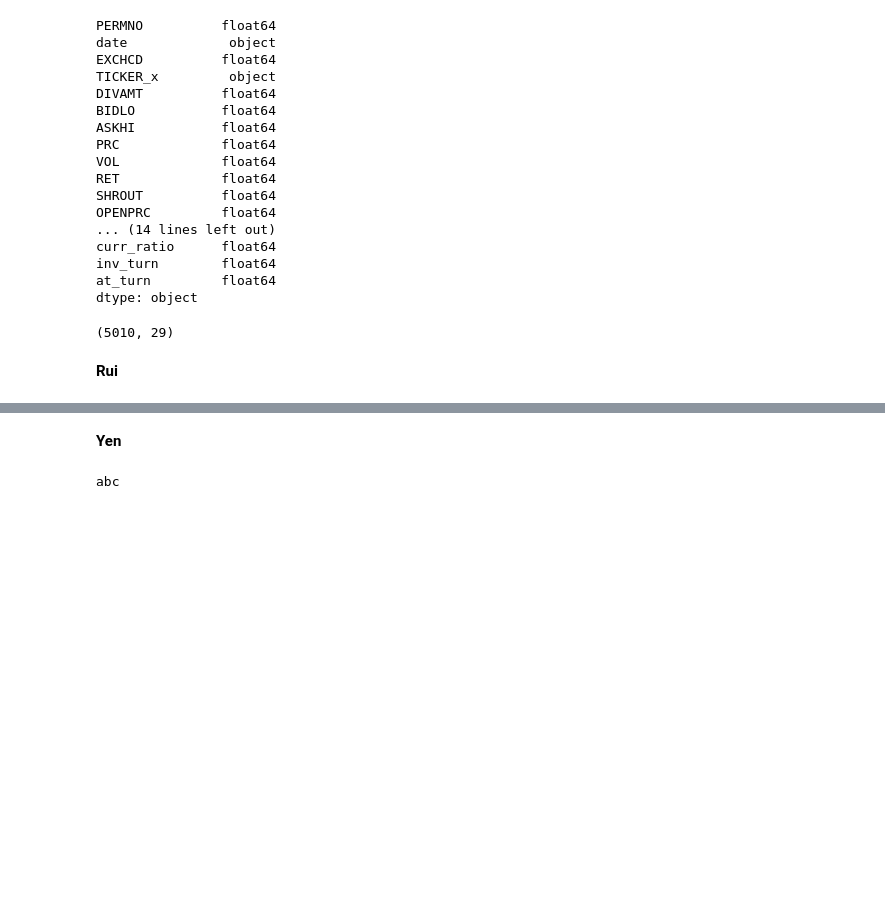
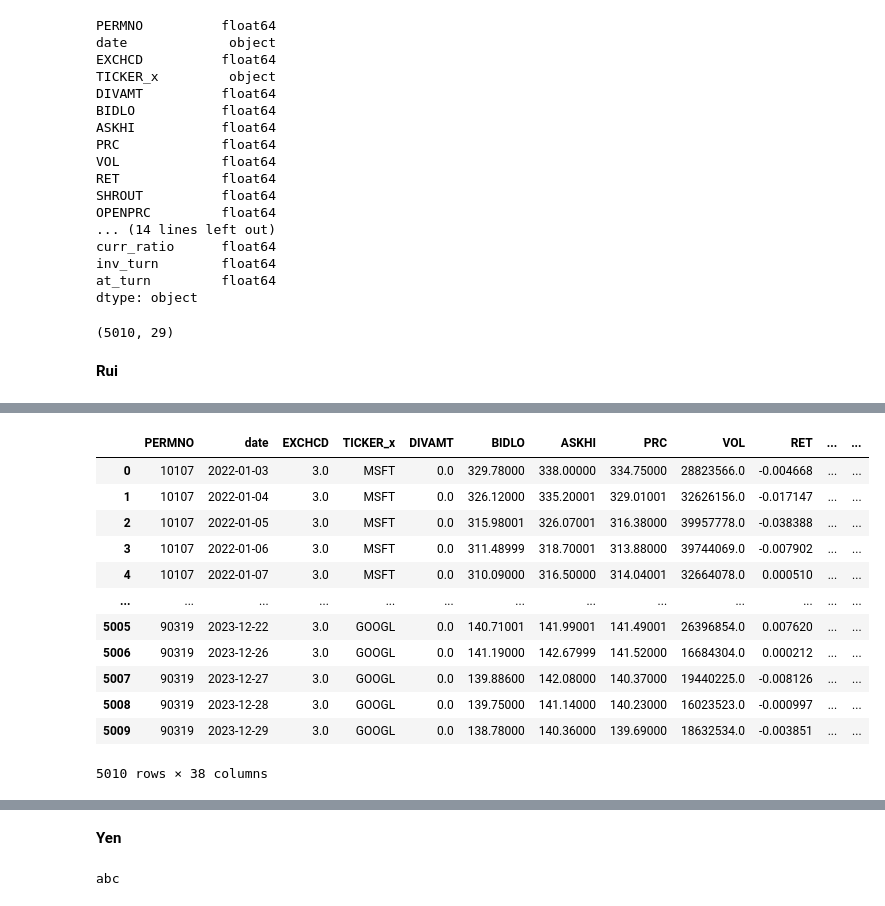
Before and after one commit to kaki1995/BA-stock-portfolio-analysis, a Jupyter notebook: Submission_Project_Codes.ipynb, the cells around one changed output, grey strips where cells are left out. Cells and saved outputs as stored; diff of their text form; code cells hidden in the pictures; blank space fills up the shorter version.

```diff
--- a/Submission_Project_Codes.ipynb
+++ b/Submission_Project_Codes.ipynb
@@ -294,0 +301,4 @@ merged_droped_df.to_csv('Merged_dataset_clean.csv', index=False)
+# %%
+# Load the merged and cleaned dataset into a Pandas Dataframe
+stock = pd.read_csv('Merged_dataset_clean.csv', header=0)
+stock.head()
@@ -294,0 +333,37 @@ merged_droped_df.to_csv('Merged_dataset_clean.csv', index=False)
+# %%
+# Transform categorical variables
+
+# Ensure 'date' is datetime
+stock['date'] = pd.to_datetime(stock['date'])
+
+# Store original index order
+original_index = stock.index
+
+# Transform PERMNO
+(permnos, idx) = np.unique(stock['PERMNO'], return_index=True)
+permnos = [po for (i,po) in sorted(list(zip(idx,permnos)))]
+
+encode = OneHotEncoder(categories=[permnos], drop = 'first')
+permno_encoded = encode.fit_transform(np.array(stock['PERMNO']).reshape(-1,1)).toarray()
+
+for i, po in enumerate(permnos[1:], start=1):  # Skipping the first permno due to 'drop=first'
+    stock[po] = permno_encoded[:, i-1]
+
+# Sort the data by original index to restore original order
+stock = stock.loc[original_index]
+
+stock
+# %% [output]
+|  | PERMNO | date | EXCHCD | TICKER_x | DIVAMT | BIDLO | ASKHI | PRC | VOL | RET | ... | ... |
+| 0 | 10107 | 2022-01-03 | 3.0 | MSFT | 0.0 | 329.78000 | 338.00000 | 334.75000 | 28823566.0 | -0.004668 | ... | ... |
+| 1 | 10107 | 2022-01-04 | 3.0 | MSFT | 0.0 | 326.12000 | 335.20001 | 329.01001 | 32626156.0 | -0.017147 | ... | ... |
+| 2 | 10107 | 2022-01-05 | 3.0 | MSFT | 0.0 | 315.98001 | 326.07001 | 316.38000 | 39957778.0 | -0.038388 | ... | ... |
+| 3 | 10107 | 2022-01-06 | 3.0 | MSFT | 0.0 | 311.48999 | 318.70001 | 313.88000 | 39744069.0 | -0.007902 | ... | ... |
+| 4 | 10107 | 2022-01-07 | 3.0 | MSFT | 0.0 | 310.09000 | 316.50000 | 314.04001 | 32664078.0 | 0.000510 | ... | ... |
+| ... | ... | ... | ... | ... | ... | ... | ... | ... | ... | ... | ... | ... |
+| 5005 | 90319 | 2023-12-22 | 3.0 | GOOGL | 0.0 | 140.71001 | 141.99001 | 141.49001 | 26396854.0 | 0.007620 | ... | ... |
+| 5006 | 90319 | 2023-12-26 | 3.0 | GOOGL | 0.0 | 141.19000 | 142.67999 | 141.52000 | 16684304.0 | 0.000212 | ... | ... |
+| 5007 | 90319 | 2023-12-27 | 3.0 | GOOGL | 0.0 | 139.88600 | 142.08000 | 140.37000 | 19440225.0 | -0.008126 | ... | ... |
+| 5008 | 90319 | 2023-12-28 | 3.0 | GOOGL | 0.0 | 139.75000 | 141.14000 | 140.23000 | 16023523.0 | -0.000997 | ... | ... |
+| 5009 | 90319 | 2023-12-29 | 3.0 | GOOGL | 0.0 | 138.78000 | 140.36000 | 139.69000 | 18632534.0 | -0.003851 | ... | ... |
+5010 rows × 38 columns
```
Also changed, not shown: parts of 13 cells of this notebook.
